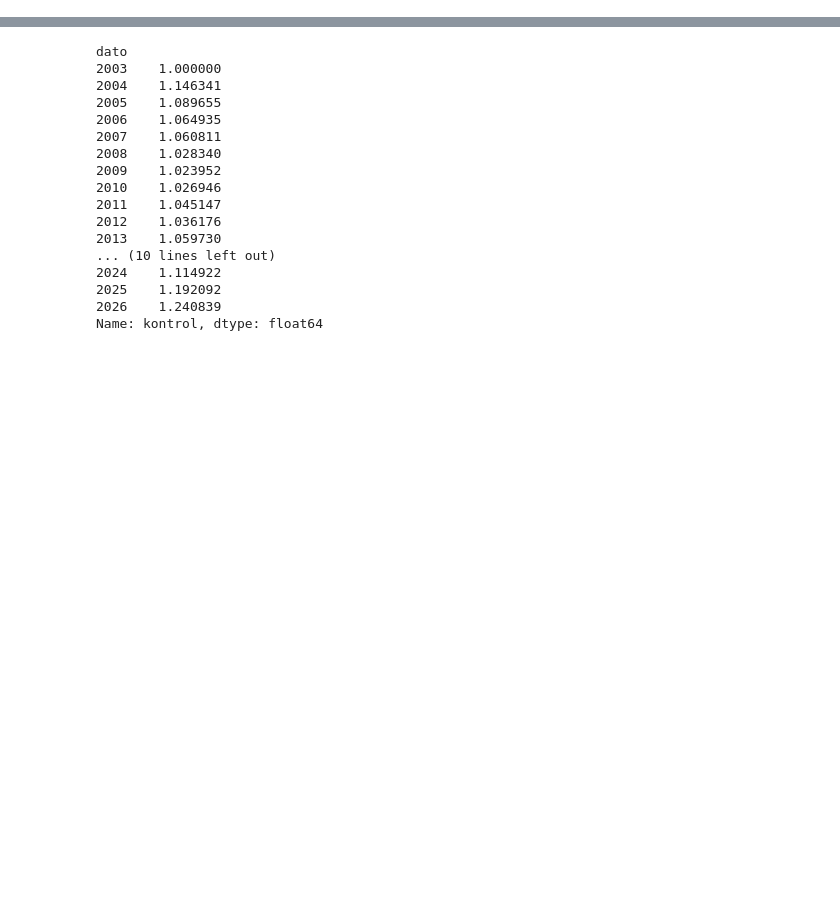
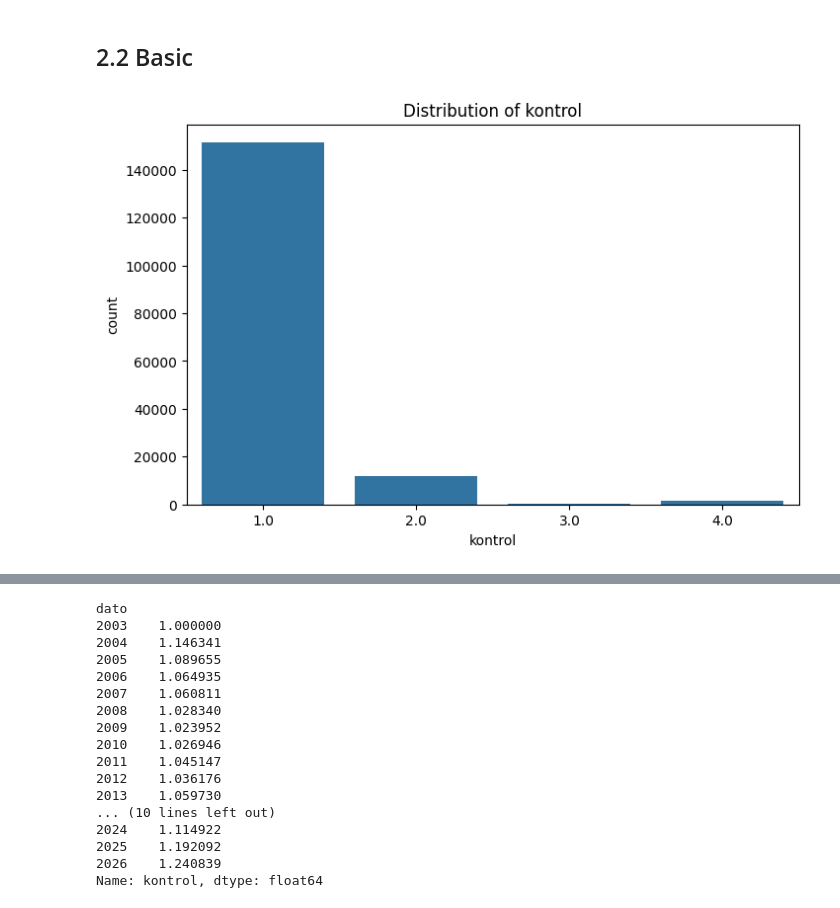
Before and after one commit to huldaosp/socialdata_final_project, a Jupyter notebook: final_project.ipynb, the cells around one changed output, grey strips where cells are left out. Cells and saved outputs as stored; diff of their text form; code cells hidden in the pictures; blank space fills up the shorter version.

Commit message:
initial web page and data clean

```diff
--- a/final_project.ipynb
+++ b/final_project.ipynb
@@ -57,0 +90,9 @@ df_long["dato"] = pd.to_datetime(df_long["dato"])
+# %%
+# Check value counts for each control
+
+print("Now lets look at the distribution between different controls")
+print(df.groupby("kontrol")["branche"].size())
+
+# There are two instances with 0,9 rating that does not make sense, we remove that
+df = df[df["kontrol"] != 0.0]
+df.groupby("kontrol")["branche"].size()
@@ -57,0 +114,5 @@ df_long["dato"] = pd.to_datetime(df_long["dato"])
+# %%
+# Now lets look at the distribution of dates
+df["dato"] = pd.to_datetime(df["dato"])
+
+print(df.groupby(df["dato"].dt.year)["kontrol"].size())
@@ -57,0 +139,8 @@ df_long["dato"] = pd.to_datetime(df_long["dato"])
+# %%
+# We see that the number of control inspections are increasing with every year, with a slight dip 2007
+
+# We will remove everything before 2012 (heimil hér fyrir ofan)
+# This dataset only includes the last four inspections for each establishment, that is why there are so many inspections in the last years but decrease
+df = df[df["dato"].dt.year >= 2012]
+
+print(df.groupby(df["dato"].dt.year)["kontrol"].size())
@@ -77,0 +359,2 @@ Name: count, dtype: int64
+# %%
+df = df.drop(columns="branche")
@@ -77,0 +370,2 @@ Name: count, dtype: int64
+# %% [markdown]
+## 2.2 Basic
@@ -77,0 +376,7 @@ Name: count, dtype: int64
+# %%
+plt.figure(figsize=(8,5))
+sns.countplot(x="kontrol", data=df)
+plt.title("Distribution of kontrol")
+plt.show()
+# %% [output]
+[figure, added]
```
Also changed, not shown: parts of 28 cells of this notebook, 12 other files.
